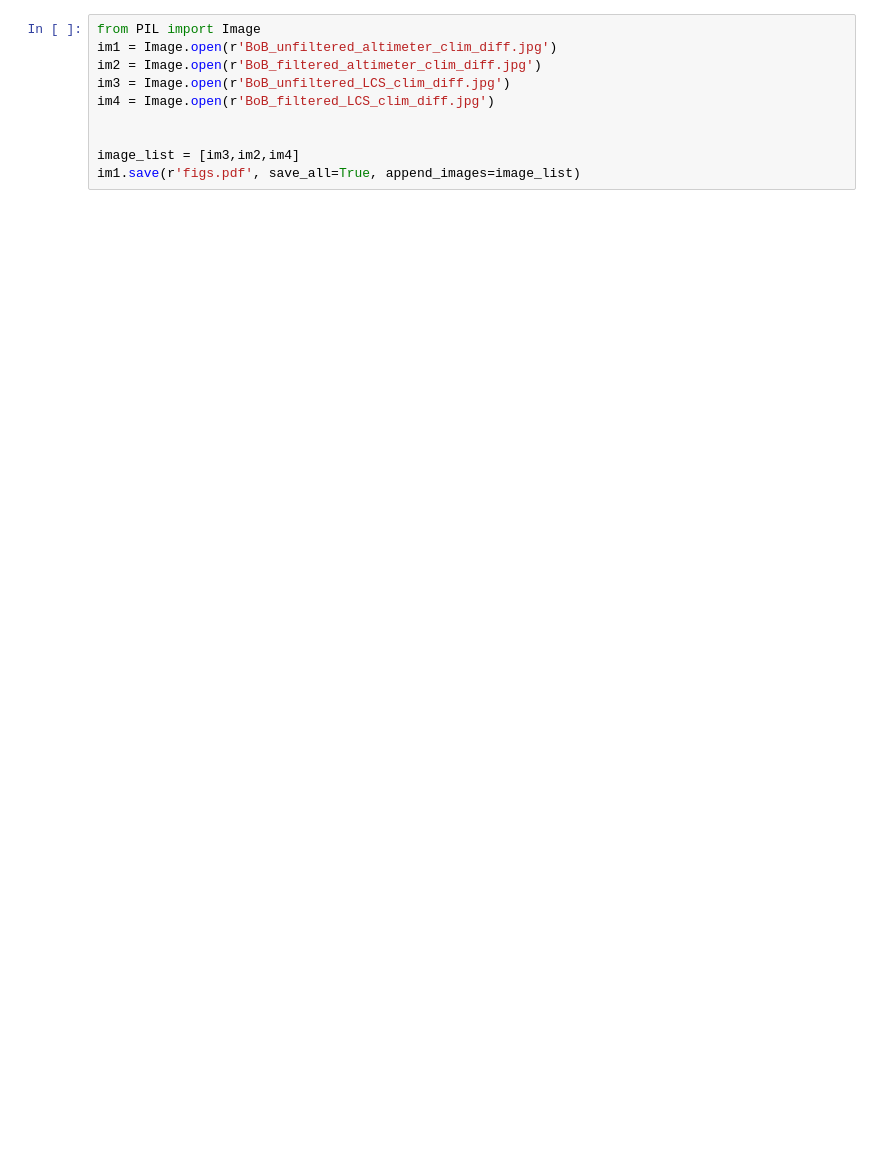
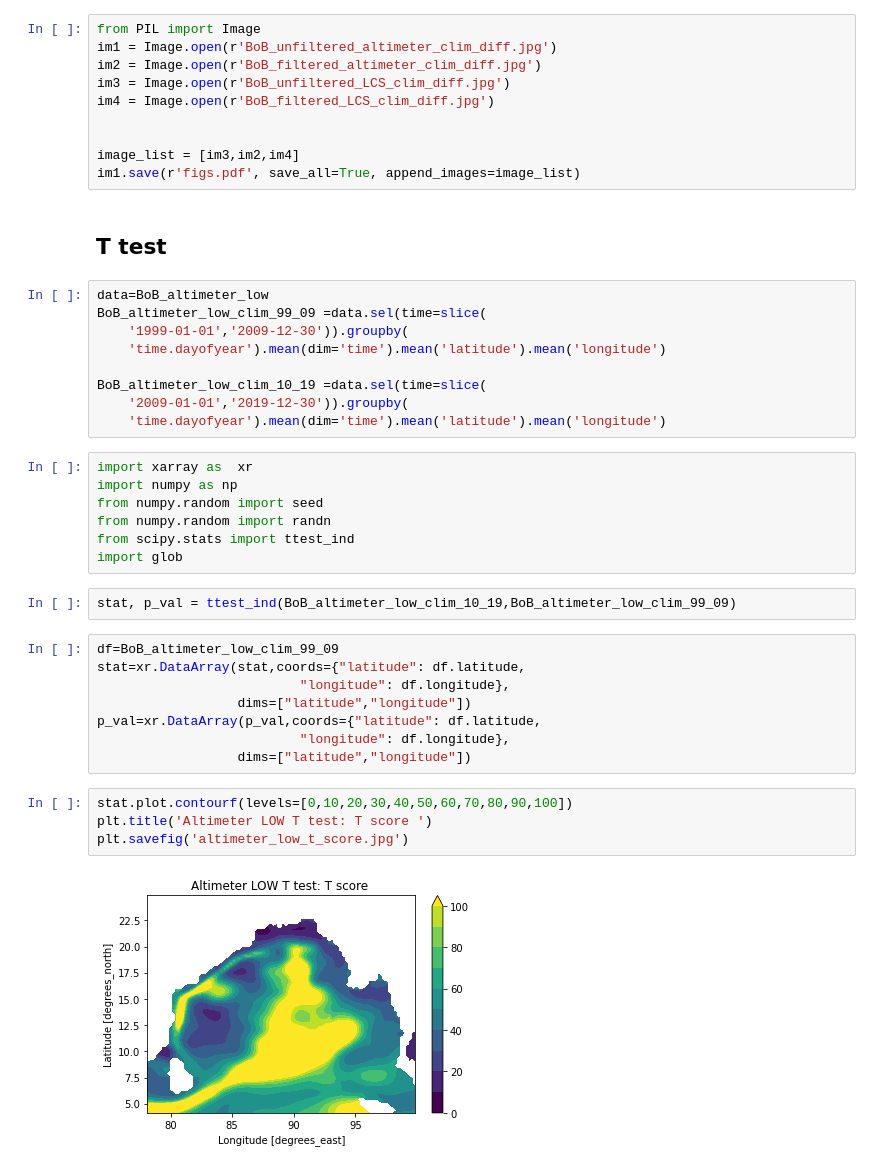
Before and after one commit to ghossh/BoB-Decadal-SLA, a Jupyter notebook: BoB_plots.ipynb, the cells around one changed output. Saved outputs shown, nothing was run; the diff lists cells and outputs as text; blank space fills up the shorter version.

```diff
--- a/BoB_plots.ipynb
+++ b/BoB_plots.ipynb
@@ -529,3 +528,37 @@ im4 = Image.open(r'BoB_filtered_LCS_clim_diff.jpg')
 
 image_list = [im3,im2,im4]
 im1.save(r'figs.pdf', save_all=True, append_images=image_list)
+# %% [markdown]
+## T test
+# %%
+data=BoB_altimeter_low
+BoB_altimeter_low_clim_99_09 =data.sel(time=slice(
+    '1999-01-01','2009-12-30')).groupby(
+    'time.dayofyear').mean(dim='time').mean('latitude').mean('longitude')
+
+BoB_altimeter_low_clim_10_19 =data.sel(time=slice(
+    '2009-01-01','2019-12-30')).groupby(
+    'time.dayofyear').mean(dim='time').mean('latitude').mean('longitude')
+# %%
+import xarray as  xr
+import numpy as np
+from numpy.random import seed
+from numpy.random import randn
+from scipy.stats import ttest_ind
+import glob
+# %%
+stat, p_val = ttest_ind(BoB_altimeter_low_clim_10_19,BoB_altimeter_low_clim_99_09)
+# %%
+df=BoB_altimeter_low_clim_99_09
+stat=xr.DataArray(stat,coords={"latitude": df.latitude,
+                          "longitude": df.longitude},
+                  dims=["latitude","longitude"])
+p_val=xr.DataArray(p_val,coords={"latitude": df.latitude,
+                          "longitude": df.longitude},
+                  dims=["latitude","longitude"])
+# %%
+stat.plot.contourf(levels=[0,10,20,30,40,50,60,70,80,90,100])
+plt.title('Altimeter LOW T test: T score ')
+plt.savefig('altimeter_low_t_score.jpg')
+# %% [output]
+[figure, added]
```
Also changed, not shown: parts of 12 cells of this notebook, 4 other files.
